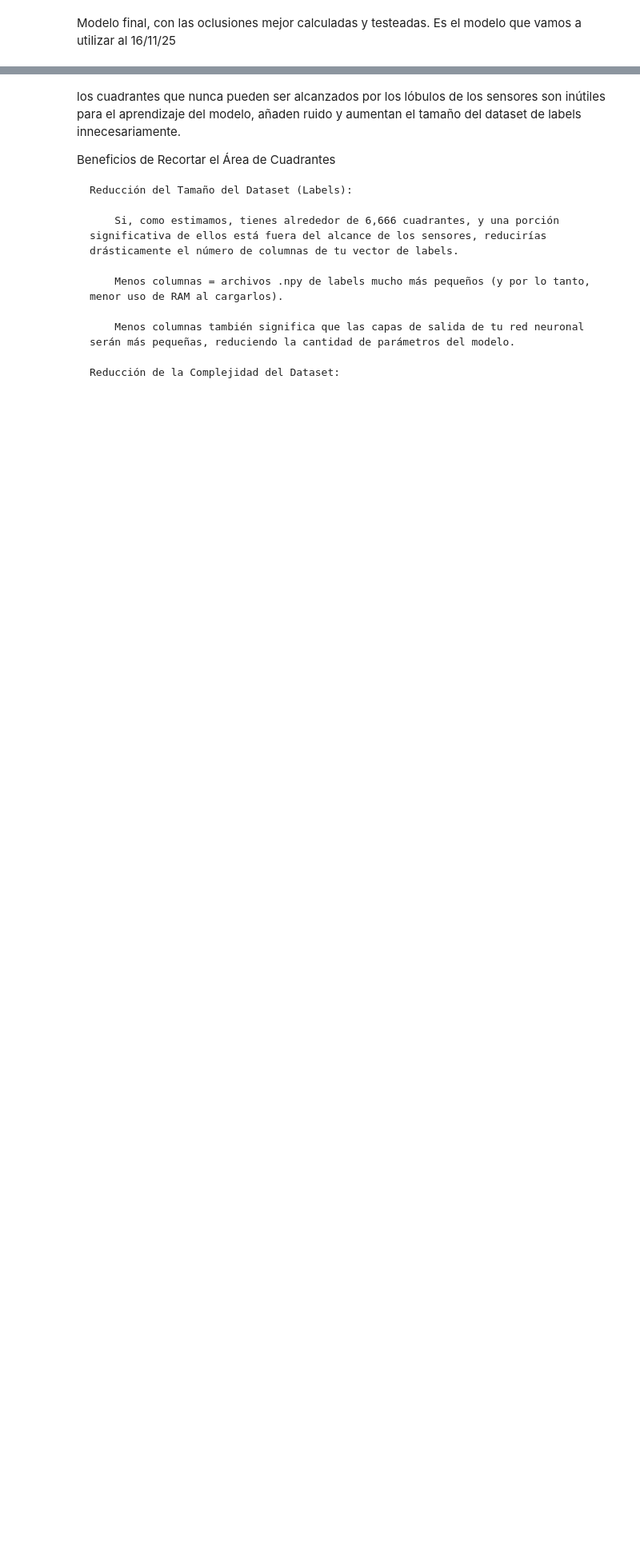
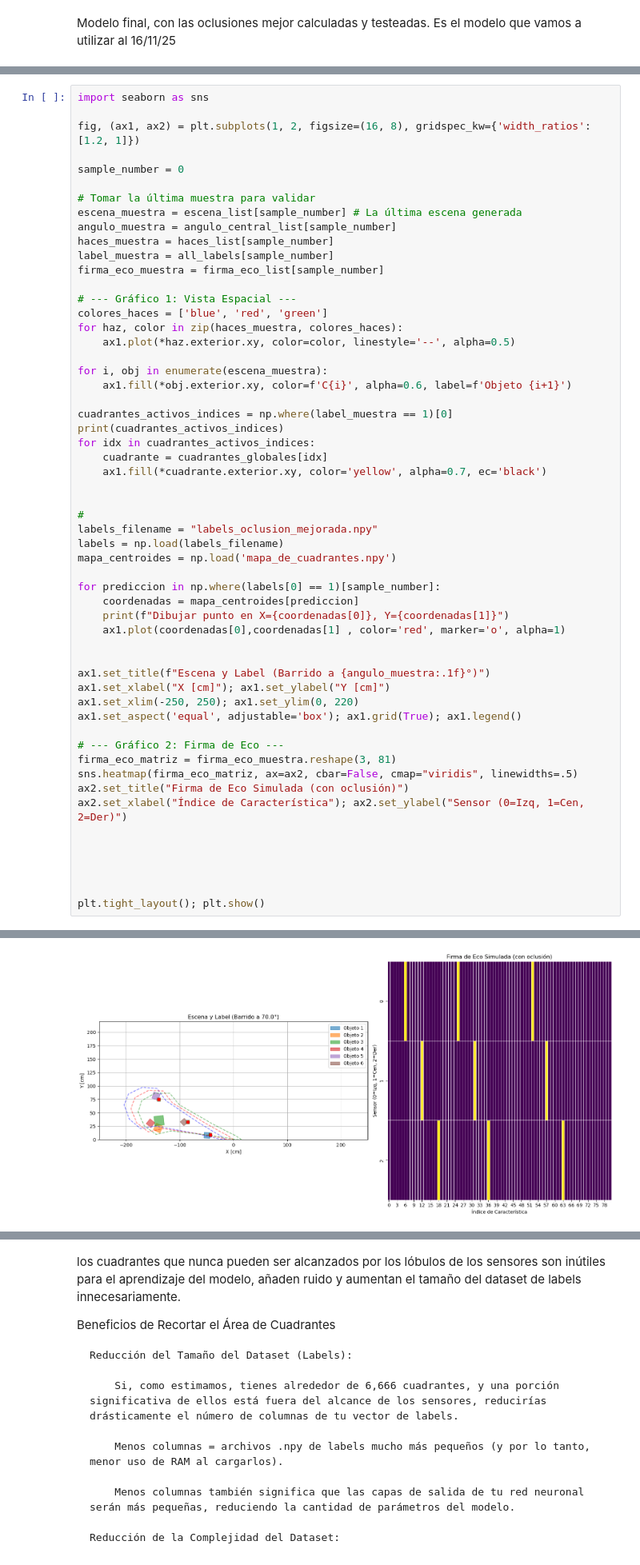
Before and after one commit to Juanpmartinez180/Data-Science-Projects, a Jupyter notebook: ultrasonic_radar/data_generation_anaysis_updated.ipynb, the cells around one changed output, grey strips where cells are left out. Shown at 80% size. Saved outputs shown, nothing was run; the diff lists cells and outputs as text; blank space fills up the shorter version.

Commit message:
area de la escena optimizada, solo los cuadarntes cubiertos por los sensores

```diff
--- a/ultrasonic_radar/data_generation_anaysis_updated.ipynb
+++ b/ultrasonic_radar/data_generation_anaysis_updated.ipynb
@@ -1037,0 +1107,57 @@ NameError: name 'multiprocessing' is not defined
+# %%
+import seaborn as sns
+
+fig, (ax1, ax2) = plt.subplots(1, 2, figsize=(16, 8), gridspec_kw={'width_ratios': [1.2, 1]})
+
+sample_number = 0
+
+# Tomar la última muestra para validar
+escena_muestra = escena_list[sample_number] # La última escena generada
+angulo_muestra = angulo_central_list[sample_number]
+haces_muestra = haces_list[sample_number]
+label_muestra = all_labels[sample_number]
+firma_eco_muestra = firma_eco_list[sample_number]
+
+# --- Gráfico 1: Vista Espacial ---
+colores_haces = ['blue', 'red', 'green']
+for haz, color in zip(haces_muestra, colores_haces):
+    ax1.plot(*haz.exterior.xy, color=color, linestyle='--', alpha=0.5)
+
+for i, obj in enumerate(escena_muestra):
+    ax1.fill(*obj.exterior.xy, color=f'C{i}', alpha=0.6, label=f'Objeto {i+1}')
+
+cuadrantes_activos_indices = np.where(label_muestra == 1)[0]
+print(cuadrantes_activos_indices)
+for idx in cuadrantes_activos_indices:
+    cuadrante = cuadrantes_globales[idx]
+    ax1.fill(*cuadrante.exterior.xy, color='yellow', alpha=0.7, ec='black')
+
+
+#
+labels_filename = "labels_oclusion_mejorada.npy"
+labels = np.load(labels_filename)
+mapa_centroides = np.load('mapa_de_cuadrantes.npy')
+
+for prediccion in np.where(labels[0] == 1)[sample_number]:
+    coordenadas = mapa_centroides[prediccion]
+    print(f"Dibujar punto en X={coordenadas[0]}, Y={coordenadas[1]}")
+    ax1.plot(coordenadas[0],coordenadas[1] , color='red', marker='o', alpha=1)
+
+
+ax1.set_title(f"Escena y Label (Barrido a {angulo_muestra:.1f}°)")
+ax1.set_xlabel("X [cm]"); ax1.set_ylabel("Y [cm]")
+ax1.set_xlim(-250, 250); ax1.set_ylim(0, 220)
+ax1.set_aspect('equal', adjustable='box'); ax1.grid(True); ax1.legend()
+
+# --- Gráfico 2: Firma de Eco ---
+firma_eco_matriz = firma_eco_muestra.reshape(3, 81)
+sns.heatmap(firma_eco_matriz, ax=ax2, cbar=False, cmap="viridis", linewidths=.5)
+ax2.set_title("Firma de Eco Simulada (con oclusión)")
+ax2.set_xlabel("Índice de Característica"); ax2.set_ylabel("Sensor (0=Izq, 1=Cen, 2=Der)")
+
+
+
+
+
+plt.tight_layout(); plt.show()
+# %% [output]
@@ -1037,0 +1168 @@ NameError: name 'multiprocessing' is not defined
+[figure, added]
```
Also changed, not shown: parts of 6 cells of this notebook, 1 other file.
